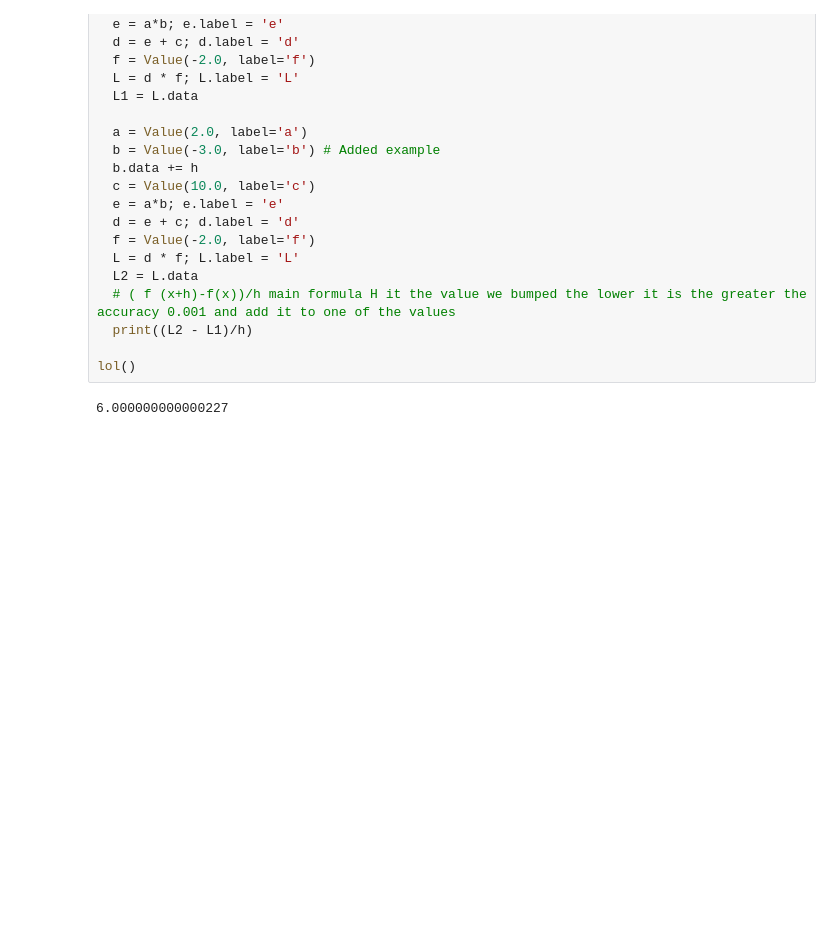
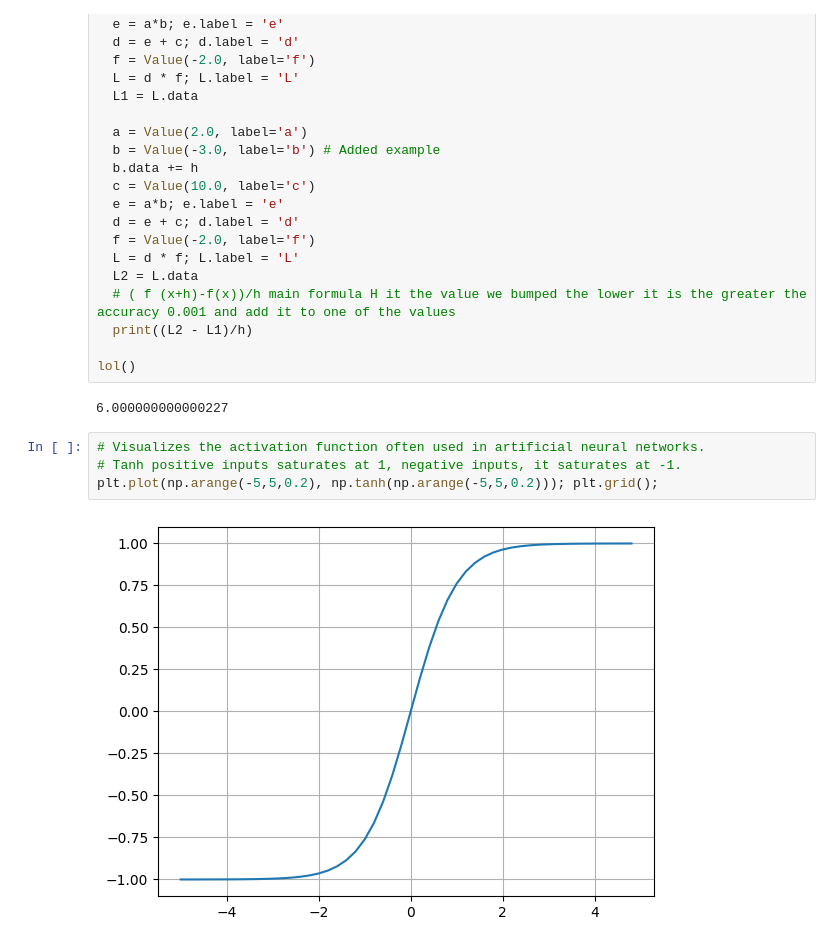
Before and after one commit to Cluab/neural-networks-training, a Jupyter notebook: lectures/lecture1/micrograd_basics_of_backpropagation.ipynb, the cells around one changed output. Drawn from its saved outputs; the diff is of its cells as text; blank space fills up the shorter version.

Commit message:
L1-Visualizes the activation function

```diff
--- a/lectures/lecture1/micrograd_basics_of_backpropagation.ipynb
+++ b/lectures/lecture1/micrograd_basics_of_backpropagation.ipynb
@@ -250,3 +250,9 @@ def lol():
 lol()
 # %% [output]
 6.000000000000227
+# %%
+# Visualizes the activation function often used in artificial neural networks.
+# Tanh positive inputs saturates at 1, negative inputs, it saturates at -1.
+plt.plot(np.arange(-5,5,0.2), np.tanh(np.arange(-5,5,0.2))); plt.grid();
+# %% [output]
+[figure, added]
```
